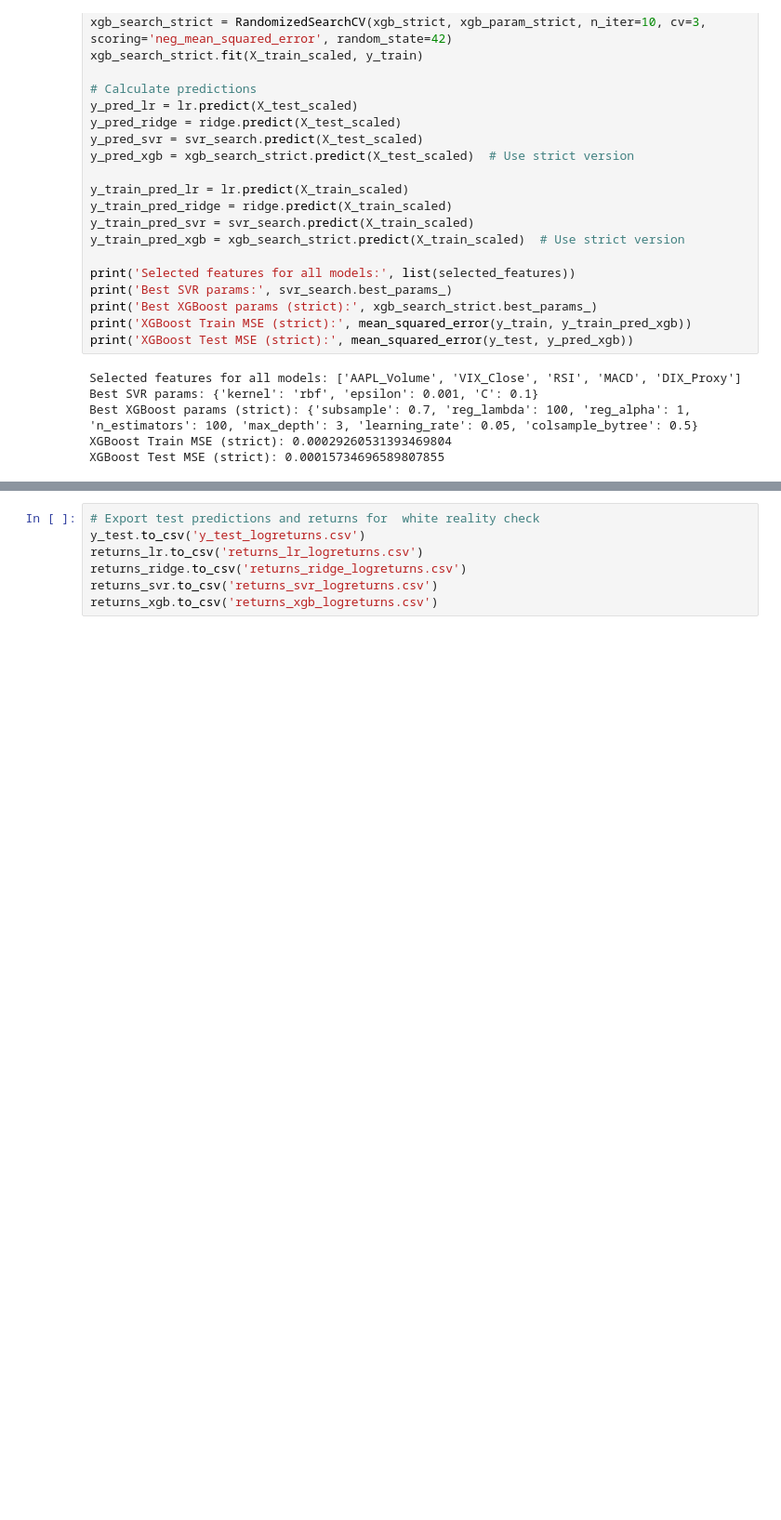
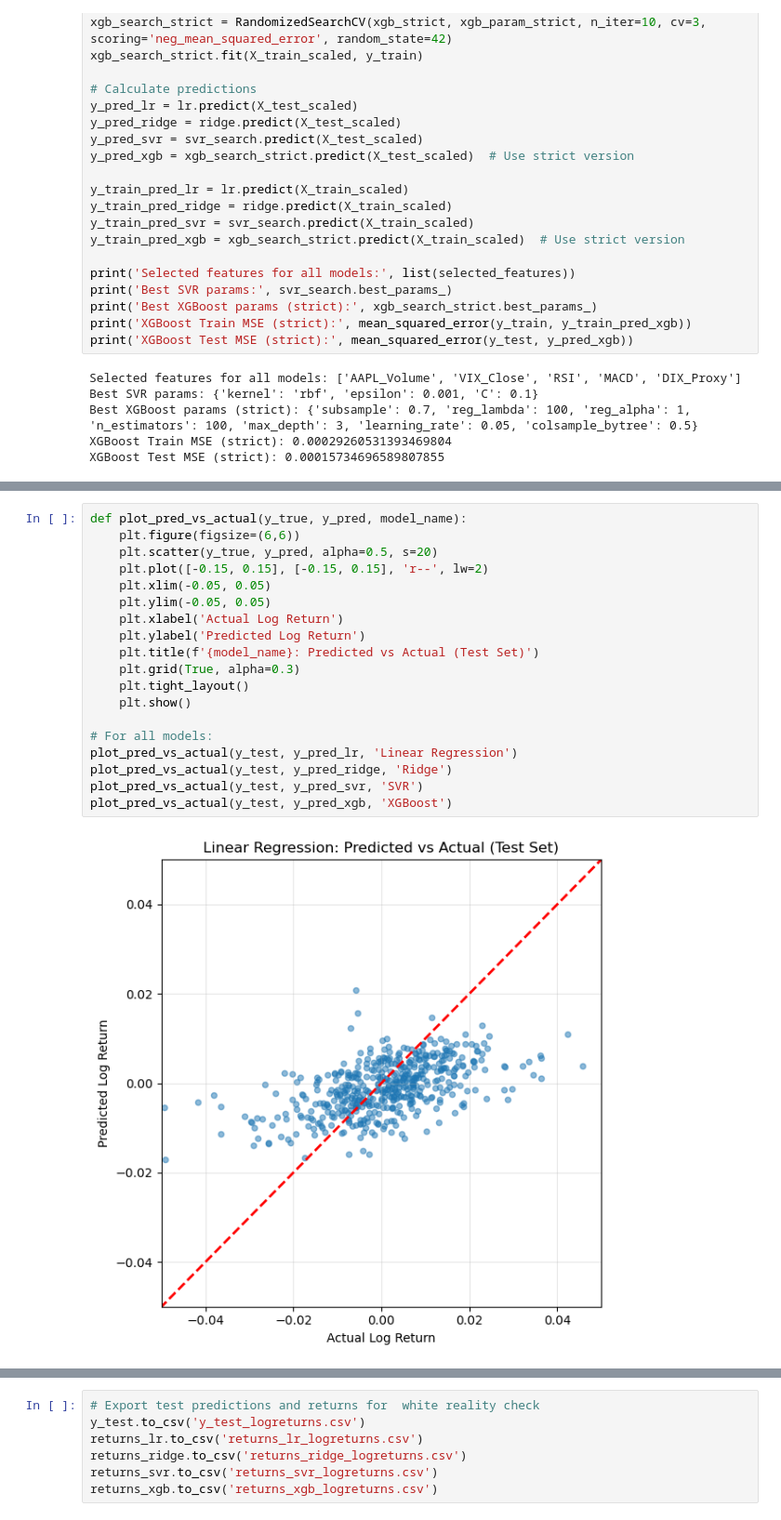
Before and after one commit to yiyangww/Stock-Price-Prediction, a Jupyter notebook: aaplStockPricePrediction.ipynb, the cells around one changed output, grey strips where cells are left out. Shown at 93% size. Cells and saved outputs as stored; diff of their text form; blank space fills up the shorter version.

```diff
--- a/aaplStockPricePrediction.ipynb
+++ b/aaplStockPricePrediction.ipynb
@@ -845,0 +849,21 @@ plt.show()
+# %%
+def plot_pred_vs_actual(y_true, y_pred, model_name):
+    plt.figure(figsize=(6,6))
+    plt.scatter(y_true, y_pred, alpha=0.5, s=20)
+    plt.plot([-0.15, 0.15], [-0.15, 0.15], 'r--', lw=2)
+    plt.xlim(-0.05, 0.05)
+    plt.ylim(-0.05, 0.05)
+    plt.xlabel('Actual Log Return')
+    plt.ylabel('Predicted Log Return')
+    plt.title(f'{model_name}: Predicted vs Actual (Test Set)')
+    plt.grid(True, alpha=0.3)
+    plt.tight_layout()
+    plt.show()
+
+# For all models:
+plot_pred_vs_actual(y_test, y_pred_lr, 'Linear Regression')
+plot_pred_vs_actual(y_test, y_pred_ridge, 'Ridge')
+plot_pred_vs_actual(y_test, y_pred_svr, 'SVR')
+plot_pred_vs_actual(y_test, y_pred_xgb, 'XGBoost')
+# %% [output]
+[figure, added]
```
Also changed, not shown: parts of 23 cells of this notebook.
